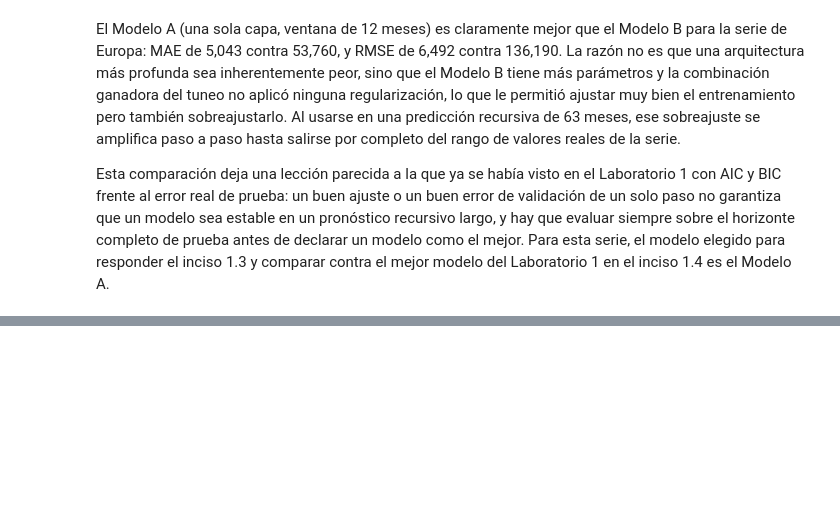
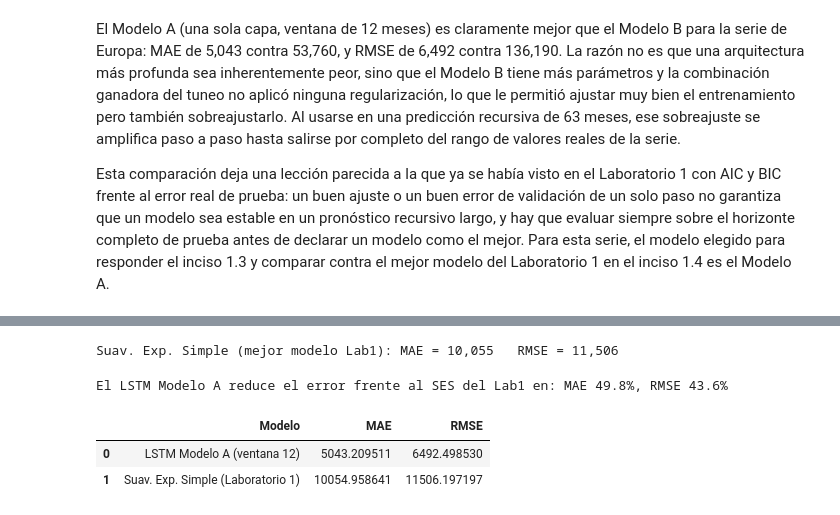
Before and after one commit to nilsmuralles/Lab2-DataScience, a Jupyter notebook: lstm_serie_europa.ipynb, the cells around one changed output, grey strips where cells are left out. Drawn from its saved outputs; the diff is of its cells as text; code cells hidden in the pictures; blank space fills up the shorter version.

```diff
--- a/lstm_serie_europa.ipynb
+++ b/lstm_serie_europa.ipynb
@@ -411,0 +418,28 @@ Esta comparación deja una lección parecida a la que ya se había visto en el L
+# %%
+from statsmodels.tsa.holtwinters import SimpleExpSmoothing
+
+ses_europa_lab1 = SimpleExpSmoothing(s_europa_train).fit()
+pred_ses = ses_europa_lab1.forecast(len(s_europa_test))
+
+mae_ses = mean_absolute_error(s_europa_test.values, pred_ses.values)
+rmse_ses = np.sqrt(mean_squared_error(s_europa_test.values, pred_ses.values))
+
+print(f"Suav. Exp. Simple (mejor modelo Lab1): MAE = {mae_ses:,.0f}   RMSE = {rmse_ses:,.0f}")
+# %% [output]
+Suav. Exp. Simple (mejor modelo Lab1): MAE = 10,055   RMSE = 11,506
+# %%
+tabla_comparacion_final = pd.DataFrame([
+    {"Modelo": "LSTM Modelo A (ventana 12)", "MAE": mae_a, "RMSE": rmse_a},
+    {"Modelo": "Suav. Exp. Simple (Laboratorio 1)", "MAE": mae_ses, "RMSE": rmse_ses},
+]).sort_values("RMSE").reset_index(drop=True)
+
+mejora_mae = (mae_ses - mae_a) / mae_ses * 100
+mejora_rmse = (rmse_ses - rmse_a) / rmse_ses * 100
+print(f"El LSTM Modelo A reduce el error frente al SES del Lab1 en: MAE {mejora_mae:.1f}%, RMSE {mejora_rmse:.1f}%")
+
+tabla_comparacion_final
+# %% [output]
+El LSTM Modelo A reduce el error frente al SES del Lab1 en: MAE 49.8%, RMSE 43.6%
+|  | Modelo | MAE | RMSE |
+| 0 | LSTM Modelo A (ventana 12) | 5043.209511 | 6492.498530 |
+| 1 | Suav. Exp. Simple (Laboratorio 1) | 10054.958641 | 11506.197197 |
```
Also changed, not shown: parts of 3 cells of this notebook.
